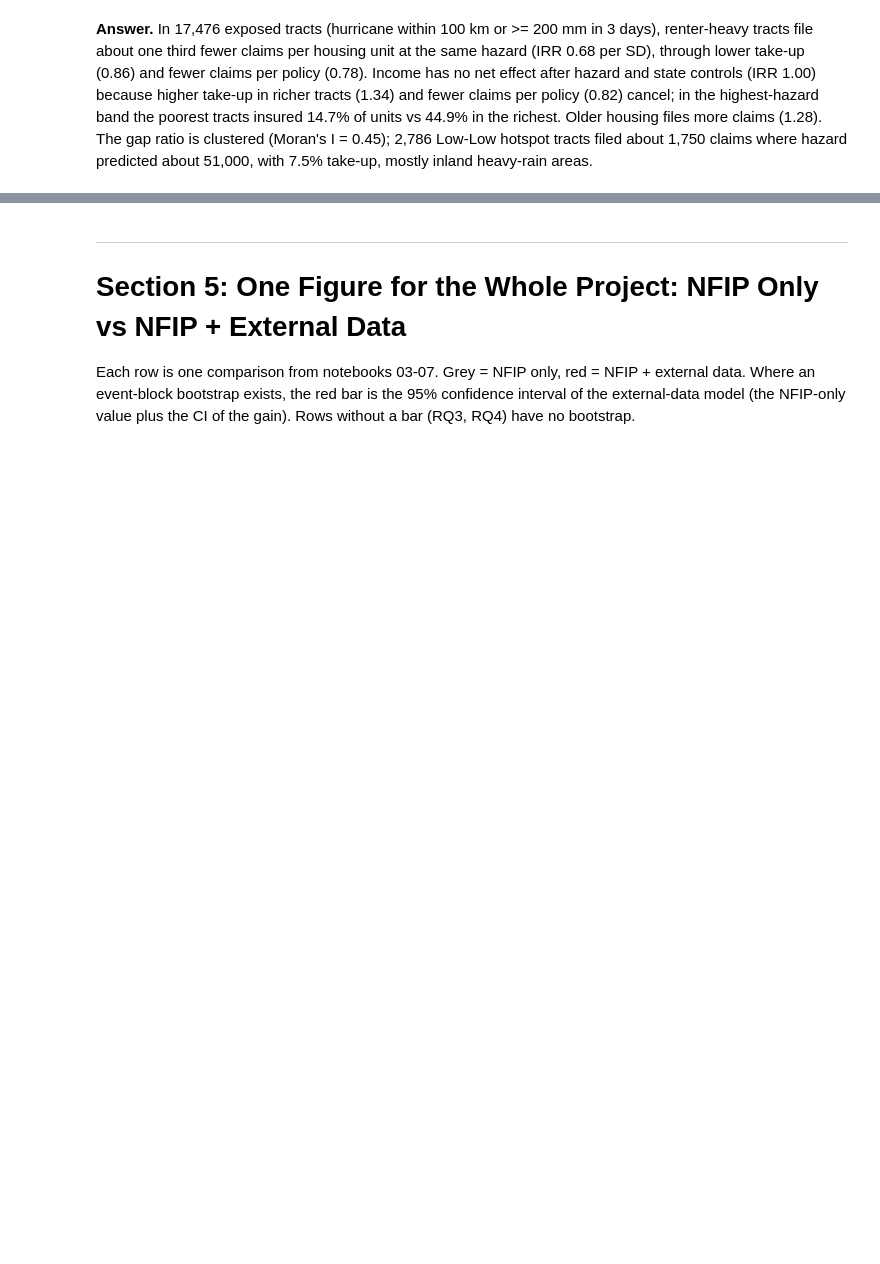
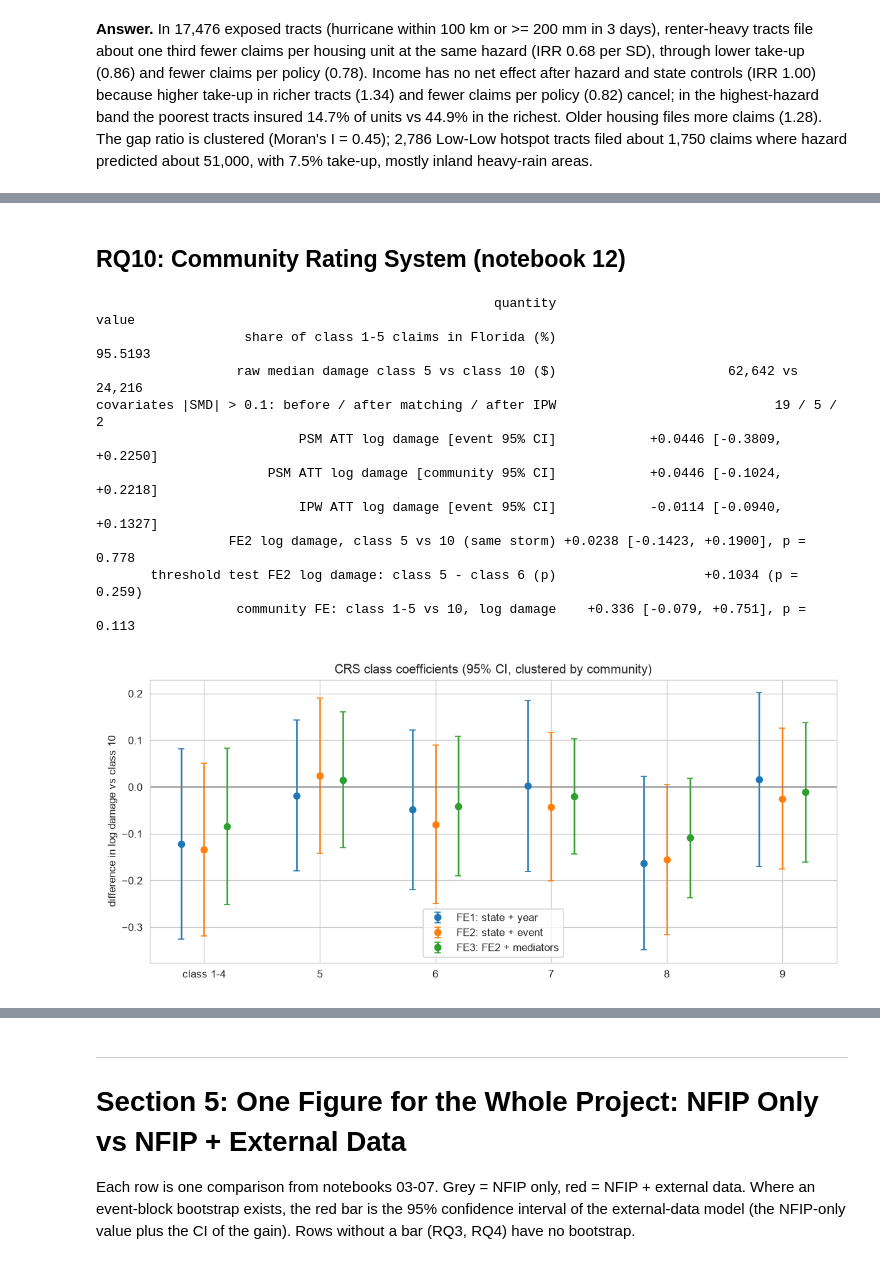
Before and after one commit to VenkatRepaka/nfip, a Jupyter notebook: 99_summary.ipynb, the cells around one changed output, grey strips where cells are left out. Drawn from its saved outputs; the diff is of its cells as text; code cells hidden in the pictures; blank space fills up the shorter version.

```diff
--- a/99_summary.ipynb
+++ b/99_summary.ipynb
@@ -335,0 +400,18 @@ hotspot tracts filed about 1,750 claims where hazard predicted about 51,000, wit
+# %% [markdown]
+## RQ10: Community Rating System (notebook 12)
+# %%
+answer_12_rq10 = pd.read_csv(TABLE_DIR / '12_rq10_answer_numbers.csv')
+show_rows(answer_12_rq10, ['share of class 1-5', 'raw median damage', 'covariates |SMD|', 'PSM ATT log damage [', 'IPW ATT log damage', 'FE2 log damage, class 5', 'threshold test', 'community FE'])
+display(Image(filename=str(FIGURE_DIR / '12_rq10_fixed_effects.png'), width=1000))
+# %% [output]
+                                                   quantity                                 value
+                   share of class 1-5 claims in Florida (%)                               95.5193
+                  raw median damage class 5 vs class 10 ($)                      62,642 vs 24,216
+covariates |SMD| > 0.1: before / after matching / after IPW                            19 / 5 / 2
+                          PSM ATT log damage [event 95% CI]            +0.0446 [-0.3809, +0.2250]
+                      PSM ATT log damage [community 95% CI]            +0.0446 [-0.1024, +0.2218]
+                          IPW ATT log damage [event 95% CI]            -0.0114 [-0.0940, +0.1327]
+                 FE2 log damage, class 5 vs 10 (same storm) +0.0238 [-0.1423, +0.1900], p = 0.778
+       threshold test FE2 log damage: class 5 - class 6 (p)                   +0.1034 (p = 0.259)
+                  community FE: class 1-5 vs 10, log damage    +0.336 [-0.079, +0.751], p = 0.113
+[figure, added]
```
Also changed, not shown: parts of 13 cells of this notebook, 31 other files.
